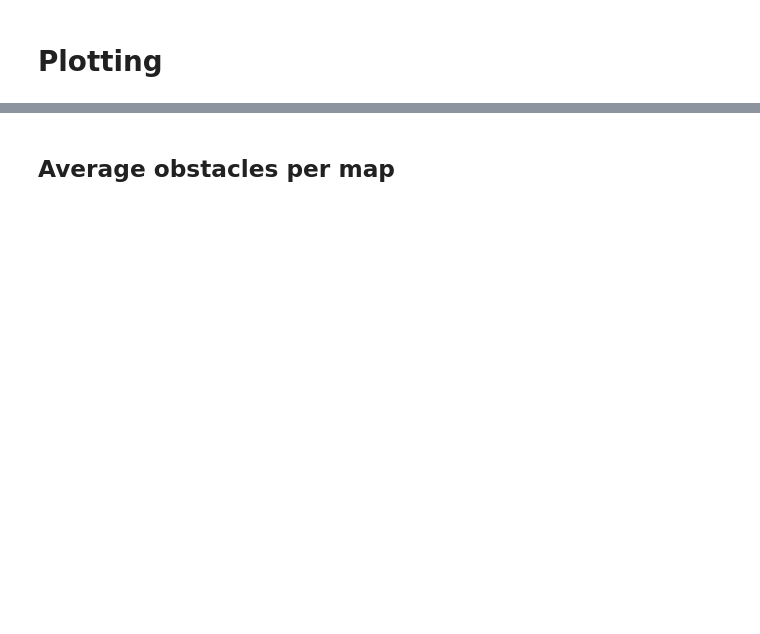
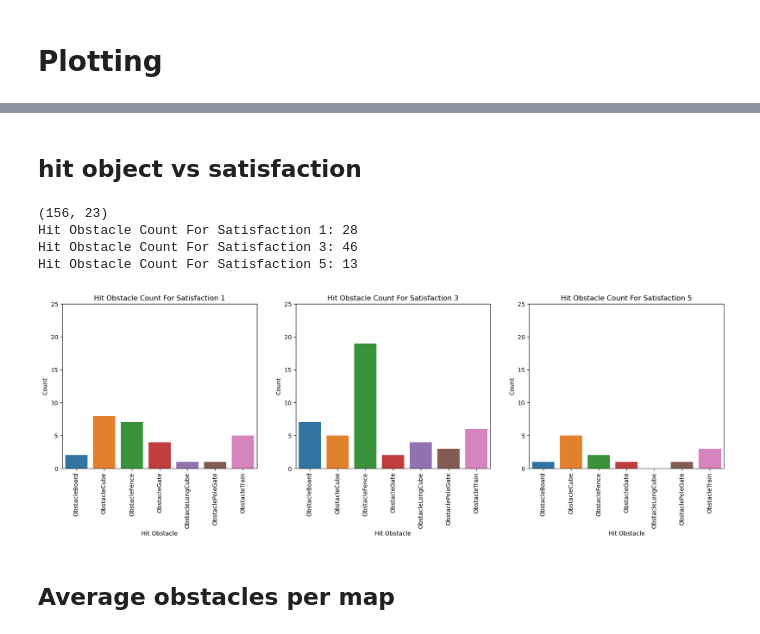
Before and after one commit to KarolinaMaczka/EndlessRunGame, a Jupyter notebook: analyses/map_data.ipynb, the cells around one changed output, grey strips where cells are left out. Drawn from its saved outputs; the diff is of its cells as text; code cells hidden in the pictures; blank space fills up the shorter version.

```diff
--- a/analyses/map_data.ipynb
+++ b/analyses/map_data.ipynb
@@ -45,3 +71,37 @@ print(df.head(5))
+# %% [markdown]
+## hit object vs satisfaction
+# %%
+df_plot = df.copy()
+df_plot = df_plot[df_plot['hit_type'] == 'full']
+df_plot = df_plot[df_plot['player_satisfaction'] !=-1]
+df_plot = df_plot[df_plot['obstacle_name'].notnull()]
+
+# merge sat. levels 1 and 2 as 1 | 4 and 5 as 5
+df_plot['player_satisfaction_combined'] = df_plot['player_satisfaction'].replace({1: 1, 2: 1, 3: 3, 4: 5, 5: 5})
+
+# playing time should be between 5 and 120
+df_plot = df_plot[(df_plot['playing_time'] >= 5) & (df_plot['playing_time'] <= 120)]
+print(df_plot.shape)
+
+df_plot['obstacle_name'] = df_plot['obstacle_name'].astype('category')
+
+fig, ax = plt.subplots(1, 3, figsize=(20, 5))
+for i, satisfaction in enumerate(sorted(df_plot['player_satisfaction_combined'].unique())):
+    # Print sum of obstacles count for that satisfaction level
+    print(f'Hit Obstacle Count For Satisfaction {satisfaction}: {df_plot[df_plot["player_satisfaction"] == satisfaction]["obstacle_name"].count()}')
+    df_plot_sub = df_plot[df_plot['player_satisfaction'] == satisfaction]
+    sns.countplot(x='obstacle_name', data=df_plot_sub, ax=ax[i])
+    ax[i].set_title(f'Hit Obstacle Count For Satisfaction {satisfaction}')
+    ax[i].set_xlabel('Hit Obstacle')
+    ax[i].set_ylabel('Count')
+    ax[i].set_xticklabels(ax[i].get_xticklabels(), rotation=90)
+    ax[i].set_ylim(0, 25)
+# %% [output]
+(156, 23)
+Hit Obstacle Count For Satisfaction 1: 28
+Hit Obstacle Count For Satisfaction 3: 46
+Hit Obstacle Count For Satisfaction 5: 13
+[figure, added]
 # %% [markdown]
 ## Average obstacles per map
 # %%
```
Also changed, not shown: parts of 10 cells of this notebook, 2 other files.
